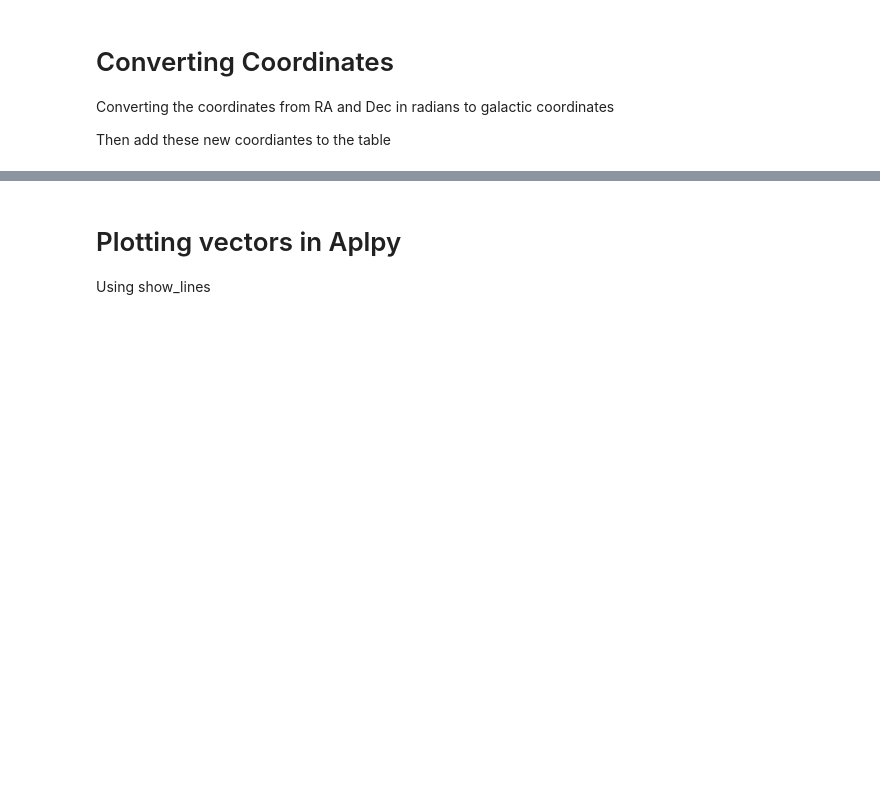
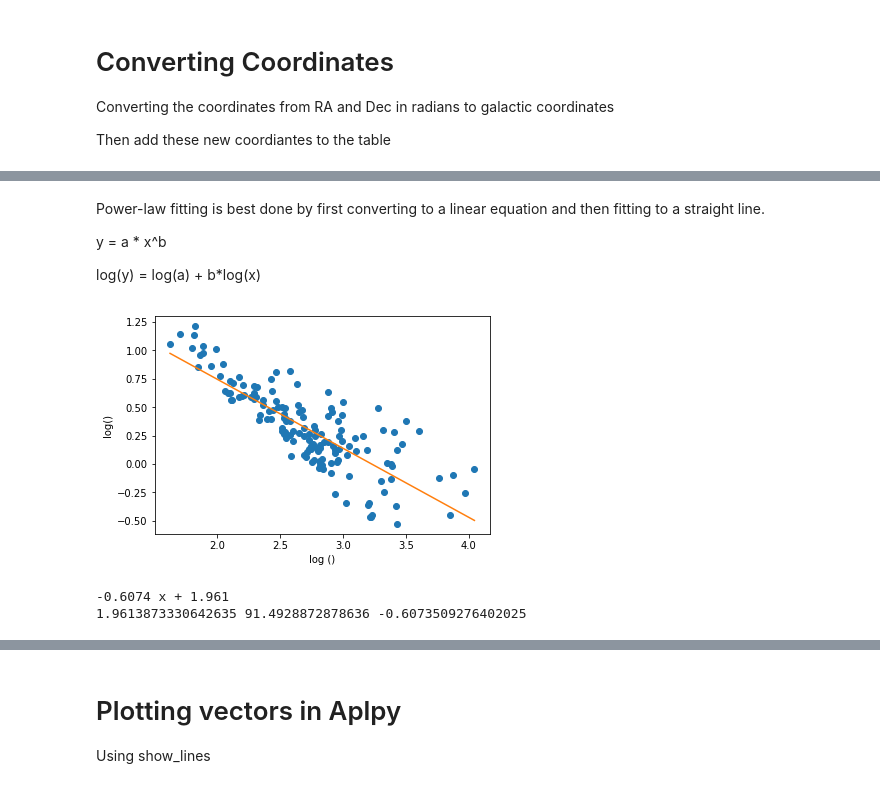
Before and after one commit to parsonsh/eaoTools, a Jupyter notebook: tools4research/invesigating-pol2.ipynb, the cells around one changed output, grey strips where cells are left out. Saved outputs shown, nothing was run; the diff lists cells and outputs as text; code cells hidden in the pictures; blank space fills up the shorter version.

```diff
--- a/tools4research/invesigating-pol2.ipynb
+++ b/tools4research/invesigating-pol2.ipynb
@@ -196,0 +350,29 @@ qk = plt.quiverkey(Q, 0.8, 0.91, 5, r'5%', labelpos='W', coordinates='figure')
+# %% [markdown]
+Power-law fitting is best done by first converting
+to a linear equation and then fitting to a straight line.
+
+y = a * x^b
+
+log(y) = log(a) + b*log(x)
+# %%
+logx = np.log10(vectors['I'])
+logy = np.log10(vectors['P'])
+
+z = np.polyfit(logx, logy, 1)
+f = np.poly1d(z)
+logx_fit = np.linspace(min(logx), max(logx), 50)
+logy_fit = f(logx_fit)
+plt.plot(logx,logy,'o', logx_fit, logy_fit)
+plt.title('')
+plt.xlabel('log ()')
+plt.ylabel('log()')
+plt.show()
+print (f)
+b = f[1]
+loga = f[0]
+a = 10**loga
+print (loga,a,b)
+# %% [output]
+[figure, added]
+-0.6074 x + 1.961
+1.9613873330642635 91.4928872878636 -0.6073509276402025
```
Also changed, not shown: parts of 35 cells of this notebook, 1 other file.
